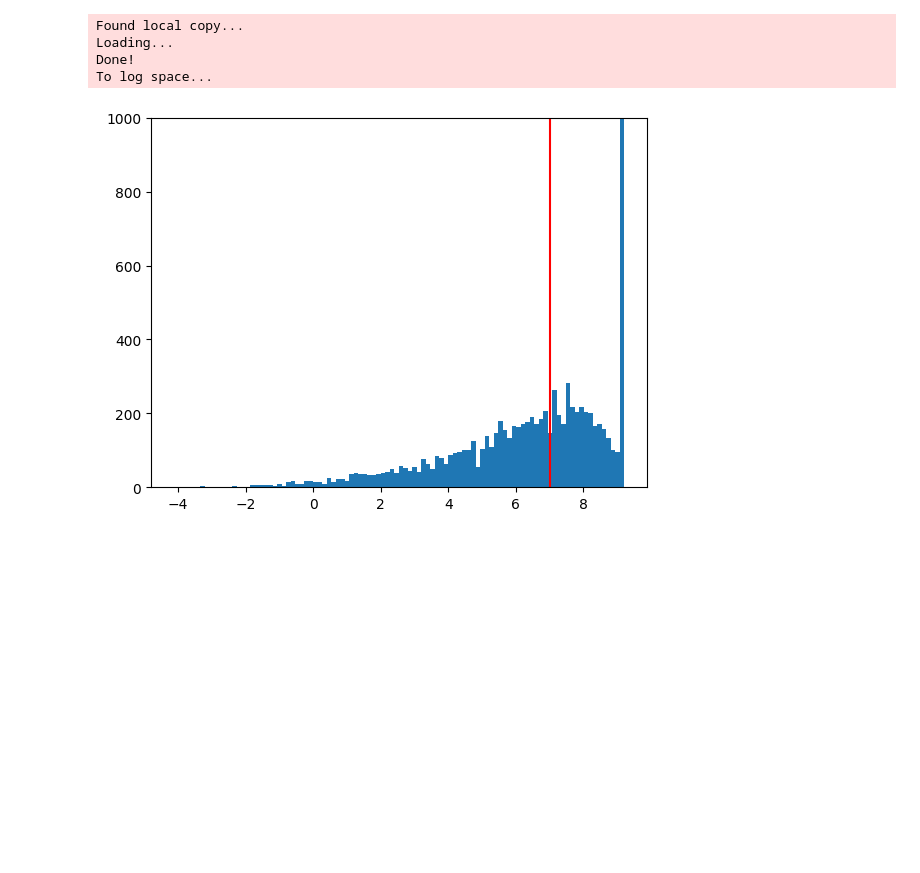
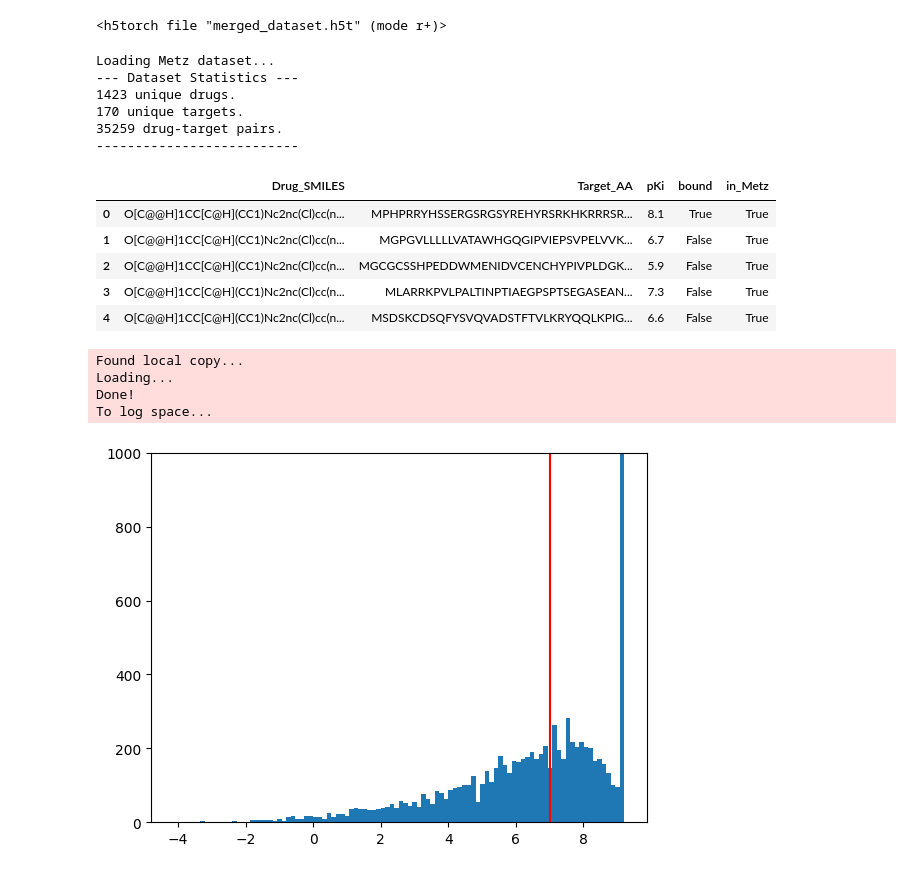
Before and after one commit to robsyc/MB-VAE-DTI, a Jupyter notebook: notebooks/data_classification.ipynb, the cells around one changed output. Drawn from its saved outputs; the diff is of its cells as text; code cells hidden in the pictures; blank space fills up the shorter version.

```diff
--- a/notebooks/data_classification.ipynb
+++ b/notebooks/data_classification.ipynb
@@ -164,3 +280,23 @@ MAX_SEQ_LEN = 1200
+# %%
+f
+# %% [output]
+<h5torch file "merged_dataset.h5t" (mode r+)>
+# %%
+df = load_transform_data(name = 'Metz')
+df.head()
+# %% [output]
+Loading Metz dataset...
+--- Dataset Statistics ---
+1423 unique drugs.
+170 unique targets.
+35259 drug-target pairs.
+--------------------------
+|  | Drug_SMILES | Target_AA | pKi | bound | in_Metz |
+| 0 | O[C@@H]1CC[C@H](CC1)Nc2nc(Cl)cc(n... | MPHPRRYHSSERGSRGSYREHYRSRKHKRRRSR... | 8.1 | True | True |
+| 1 | O[C@@H]1CC[C@H](CC1)Nc2nc(Cl)cc(n... | MGPGVLLLLLVATAWHGQGIPVIEPSVPELVVK... | 6.7 | False | True |
+| 2 | O[C@@H]1CC[C@H](CC1)Nc2nc(Cl)cc(n... | MGCGCSSHPEDDWMENIDVCENCHYPIVPLDGK... | 5.9 | False | True |
+| 3 | O[C@@H]1CC[C@H](CC1)Nc2nc(Cl)cc(n... | MLARRKPVLPALTINPTIAEGPSPTSEGASEAN... | 7.3 | False | True |
+| 4 | O[C@@H]1CC[C@H](CC1)Nc2nc(Cl)cc(n... | MSDSKCDSQFYSVQVADSTFTVLKRYQQLKPIG... | 6.6 | False | True |
 # %%
 data = DTI(name = 'DAVIS')
 data.convert_to_log()
```
Also changed, not shown: parts of 12 cells of this notebook, 1 other file.
